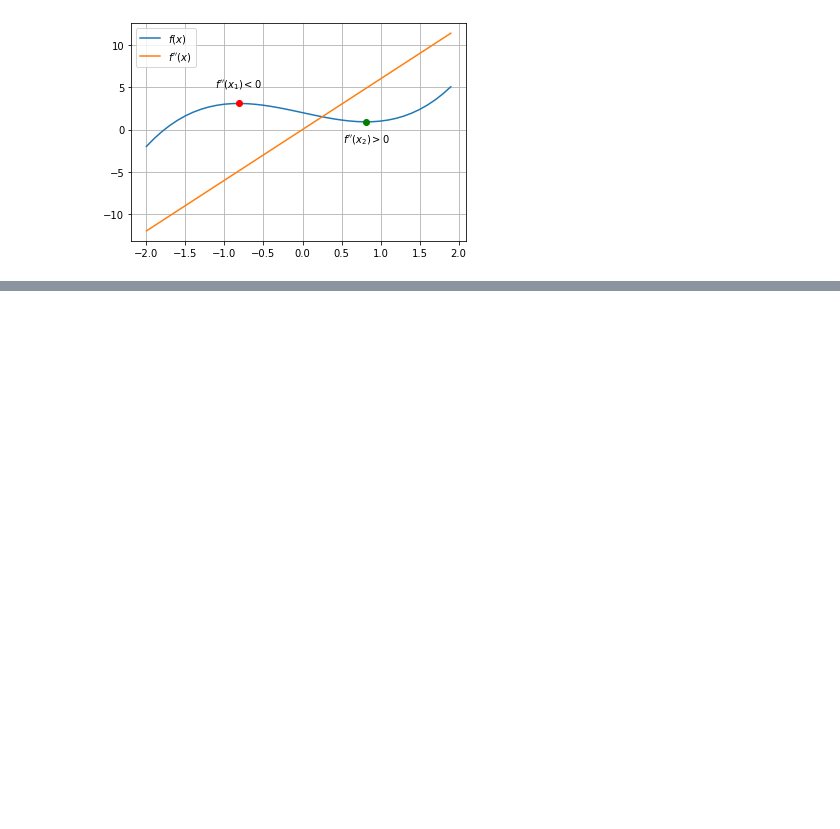
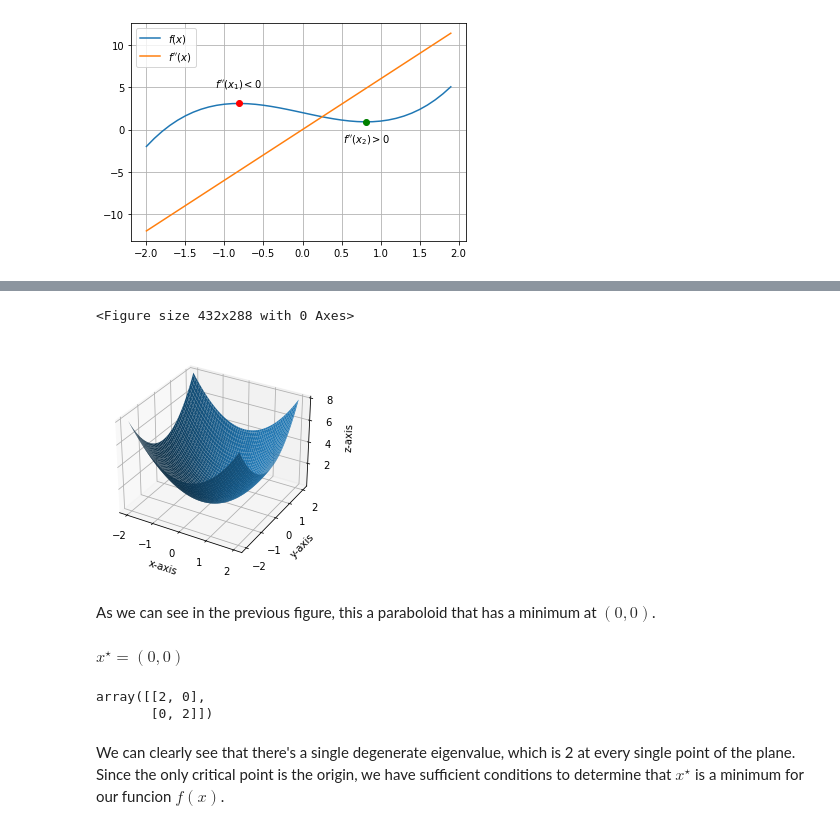
Before and after one commit to Vol0kin/OPT, a Jupyter notebook: LabPractices/Lab1/Optimization_Lab_Practice_1.ipynb, the cells around one changed output, grey strips where cells are left out. Saved outputs shown, nothing was run; the diff lists cells and outputs as text; code cells hidden in the pictures; blank space fills up the shorter version.

```diff
--- a/LabPractices/Lab1/Optimization_Lab_Practice_1.ipynb
+++ b/LabPractices/Lab1/Optimization_Lab_Practice_1.ipynb
@@ -70,3 +75,29 @@ plt.show()
 # %%
-def f(x):
-    return x[0]**2 + x[1]**2
+def f(x_0, x_1):
+    return x_0**2 + x_1**2
+# %%
+def plot_function_surface(func, x_range=(-2, 2), y_range=(-2, 2)):
+    # Clear the plot
+    plt.clf()
+
+    fig = plt.figure()
+    ax = plt.axes(projection='3d')
+
+    x = np.linspace(*x_range, 100)
+    y = np.linspace(*y_range, 100)
+    X, Y = np.meshgrid(x, y)
+
+    Z = np.array(func(np.ravel(X), np.ravel(Y))).reshape(X.shape)
+
+    ax.plot_surface(X, Y, Z)
+    ax.set_xlabel('x-axis')
+    ax.set_ylabel('y-axis')
+    ax.set_zlabel('z-axis')
+    plt.show()
+# %%
+plot_function_surface(f)
+# %% [output]
+<Figure size 432x288 with 0 Axes>
+[figure, added]
+# %% [markdown]
+As we can see in the previous figure, this a paraboloid that has a minimum at $(0, 0)$.
@@ -72,0 +107,2 @@ def f(x):
+# %% [markdown]
+$x^\star = (0, 0)$
@@ -72,0 +112,7 @@ def f(x):
+# %%
+hessian_f()
+# %% [output]
+array([[2, 0],
+       [0, 2]])
+# %% [markdown]
+We can clearly see that there's a single degenerate eigenvalue, which is 2 at every single point of the plane. Since the only critical point is the origin, we have sufficient conditions to determine that $x^\star$ is a minimum for our funcion $f(x)$.
```
Also changed, not shown: parts of 27 cells of this notebook.
